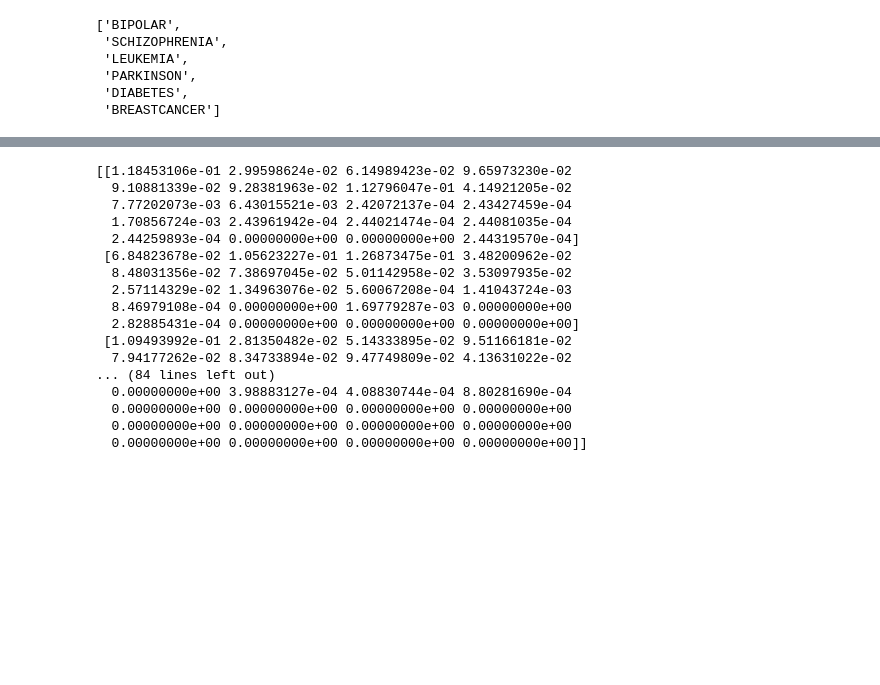
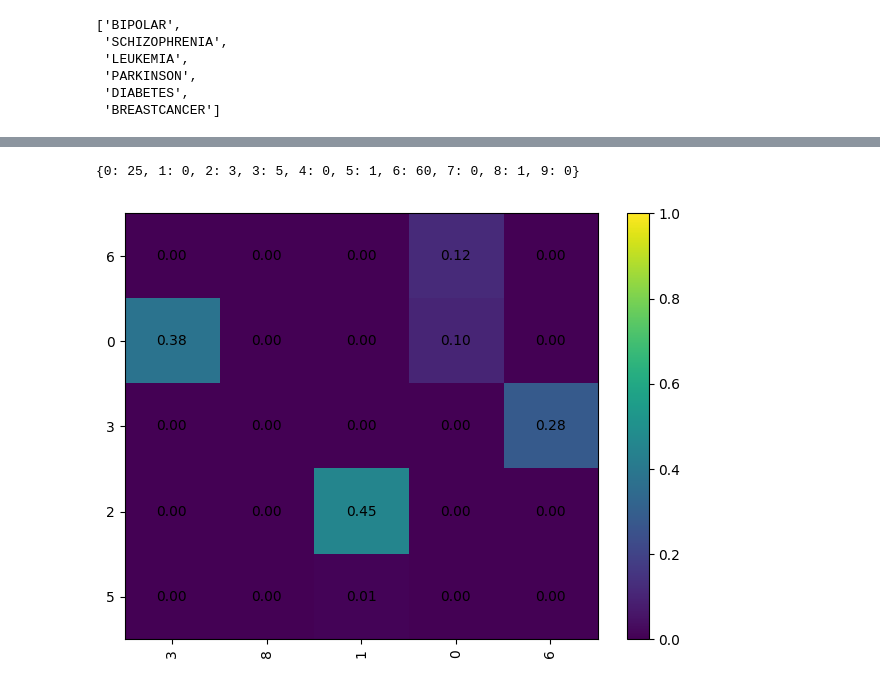
Before and after one commit to Monomanae/DDBC-hypergraph, a Jupyter notebook: Methods/DDBC/community_jaccard_matrix.ipynb, the cells around one changed output, grey strips where cells are left out. Drawn from its saved outputs; the diff is of its cells as text; code cells hidden in the pictures; blank space fills up the shorter version.

```diff
--- a/Methods/DDBC/community_jaccard_matrix.ipynb
+++ b/Methods/DDBC/community_jaccard_matrix.ipynb
@@ -94,40 +119,41 @@ def community_jaccard_matrix(d1,d2, len1, len2, show_plot = True):
+# %%
+disease_to_comm_dgidb_gene_count["BIPOLAR"]
+# %% [output]
+{0: 25, 1: 0, 2: 3, 3: 5, 4: 0, 5: 1, 6: 60, 7: 0, 8: 1, 9: 0}
 # %%
-def community_jaccard_matrix_selected(d1,d2, show_plot = True):
-    with open(f"../output/{d1}/leiden_results/result_communities_selected.pkl", "rb") as f:
-        communities_selected1 = pickle.load(f)
-    with open(f"../output/{d2}/leiden_results/result_communities_selected.pkl", "rb") as f:
-        communities_selected2 = pickle.load(f)
-    J = jaccard_matrix(communities_selected1,communities_selected2)
+def community_jaccard_matrix_selected(d1,d2, top = 5, show_plot = True, selected = True):
+    if (selected):
+        with open(f"../output/{d1}/leiden_results/result_communities_HGNC_selected.pkl", "rb") as f:
+            communities_selected1 = pickle.load(f)
+        with open(f"../output/{d2}/leiden_results/result_communities_HGNC_selected.pkl", "rb") as f:
+            communities_selected2 = pickle.load(f)
+    else:
+        with open(f"../output/{d1}/leiden_results/result_communities_HGNC.pkl", "rb") as f:
+            communities_selected1 = pickle.load(f)
+        with open(f"../output/{d2}/leiden_results/result_communities_HGNC.pkl", "rb") as f:
+            communities_selected2 = pickle.load(f)
 
-
+    # select top k by # DGIDB genes
+    dgidb_gene_count1 = disease_to_comm_dgidb_gene_count[d1]
+    dgidb_gene_count2 = disease_to_comm_dgidb_gene_count[d2]
+    top_keys1 = sorted(dgidb_gene_count1, key=dgidb_gene_count1.get, reverse=True)[:top]
+    top_keys2 = sorted(dgidb_gene_count2, key=dgidb_gene_count2.get, reverse=True)[:top]
+    # construct sim matrix
+    communities_selected_dgidb1 = [communities_selected1[i] for i in top_keys1]
+    communities_selected_dgidb2 = [communities_selected2[i] for i in top_keys2]
+    J = jaccard_matrix(communities_selected_dgidb1,communities_selected_dgidb2)
 
     if (show_plot):
         plot_heatmap(
             J,
-            row_labels=[f"L{i}" for i in range(J.shape[0])],
-            col_labels=[f"R{j}" for j in range(J.shape[1])],
+            row_labels=top_keys1,
+            col_labels=top_keys2,
             vmin=0, vmax=1
         )
 
     return J
 # %%
-Q = community_jaccard_matrix("BIPOLAR","SCHIZOPHRENIA", 20, 20, False)
+Q = community_jaccard_matrix_selected("BIPOLAR","LEUKEMIA", top = 5, show_plot = True)
 # %% [output]
-[[1.18453106e-01 2.99598624e-02 6.14989423e-02 9.65973230e-02
-  9.10881339e-02 9.28381963e-02 1.12796047e-01 4.14921205e-02
-  7.77202073e-03 6.43015521e-03 2.42072137e-04 2.43427459e-04
-  1.70856724e-03 2.43961942e-04 2.44021474e-04 2.44081035e-04
-  2.44259893e-04 0.00000000e+00 0.00000000e+00 2.44319570e-04]
- [6.84823678e-02 1.05623227e-01 1.26873475e-01 3.48200962e-02
-  8.48031356e-02 7.38697045e-02 5.01142958e-02 3.53097935e-02
-  2.57114329e-02 1.34963076e-02 5.60067208e-04 1.41043724e-03
-  8.46979108e-04 0.00000000e+00 1.69779287e-03 0.00000000e+00
-  2.82885431e-04 0.00000000e+00 0.00000000e+00 0.00000000e+00]
- [1.09493992e-01 2.81350482e-02 5.14333895e-02 9.51166181e-02
-  7.94177262e-02 8.34733894e-02 9.47749809e-02 4.13631022e-02
-... (84 lines left out)
-  0.00000000e+00 3.98883127e-04 4.08830744e-04 8.80281690e-04
-  0.00000000e+00 0.00000000e+00 0.00000000e+00 0.00000000e+00
-  0.00000000e+00 0.00000000e+00 0.00000000e+00 0.00000000e+00
-  0.00000000e+00 0.00000000e+00 0.00000000e+00 0.00000000e+00]]
+[figure, added]
 # %%
```
Also changed, not shown: parts of 12 cells of this notebook, 14 other files.
